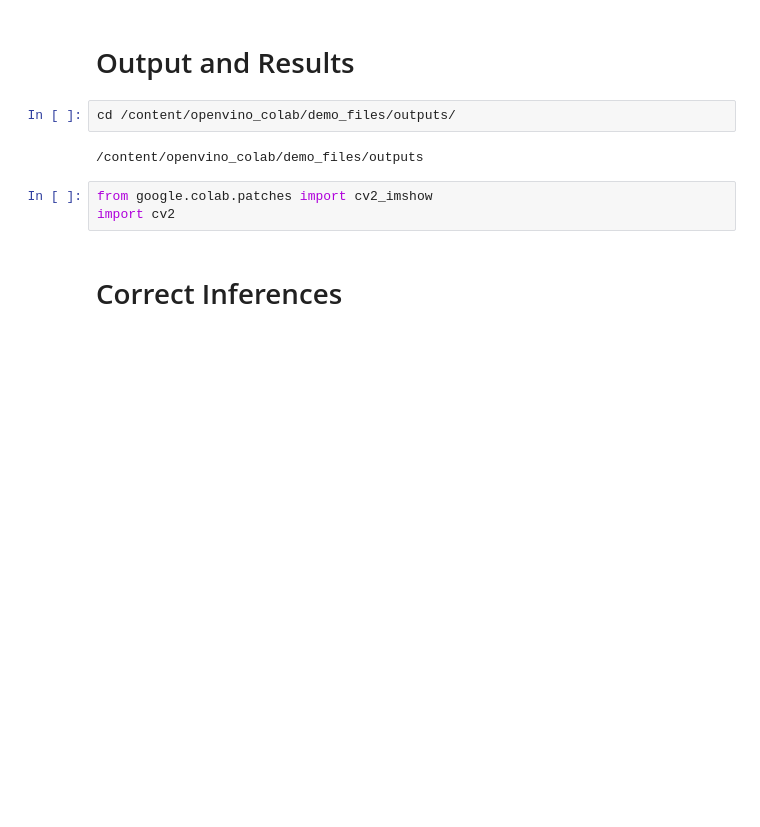
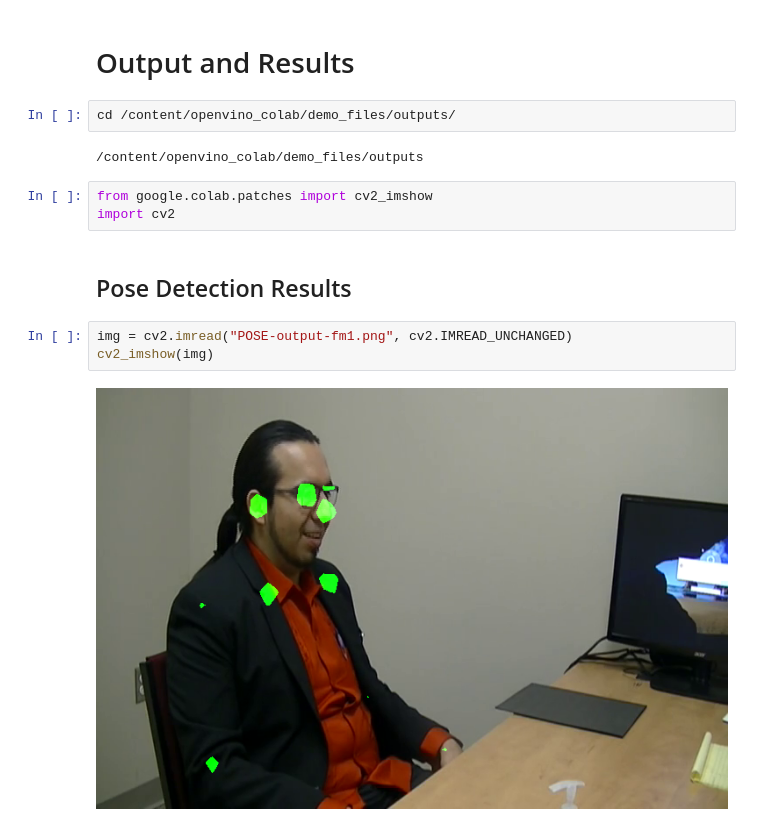
Before and after one commit to socd06/openvino_colab, a Jupyter notebook: interview_prep.ipynb, the cells around one changed output. Cells and saved outputs as stored; diff of their text form; blank space fills up the shorter version.

```diff
--- a/interview_prep.ipynb
+++ b/interview_prep.ipynb
@@ -182,5 +184,10 @@ cd /content/openvino_colab/demo_files/outputs/
 # %%
 from google.colab.patches import cv2_imshow
 import cv2
-# %% [markdown]
-# Correct Inferences
+# %% [markdown]
+## Pose Detection Results
+# %%
+img = cv2.imread("POSE-output-fm1.png", cv2.IMREAD_UNCHANGED)
+cv2_imshow(img)
+# %% [output]
+[figure, added]
```
Also changed, not shown: parts of 8 cells of this notebook.
